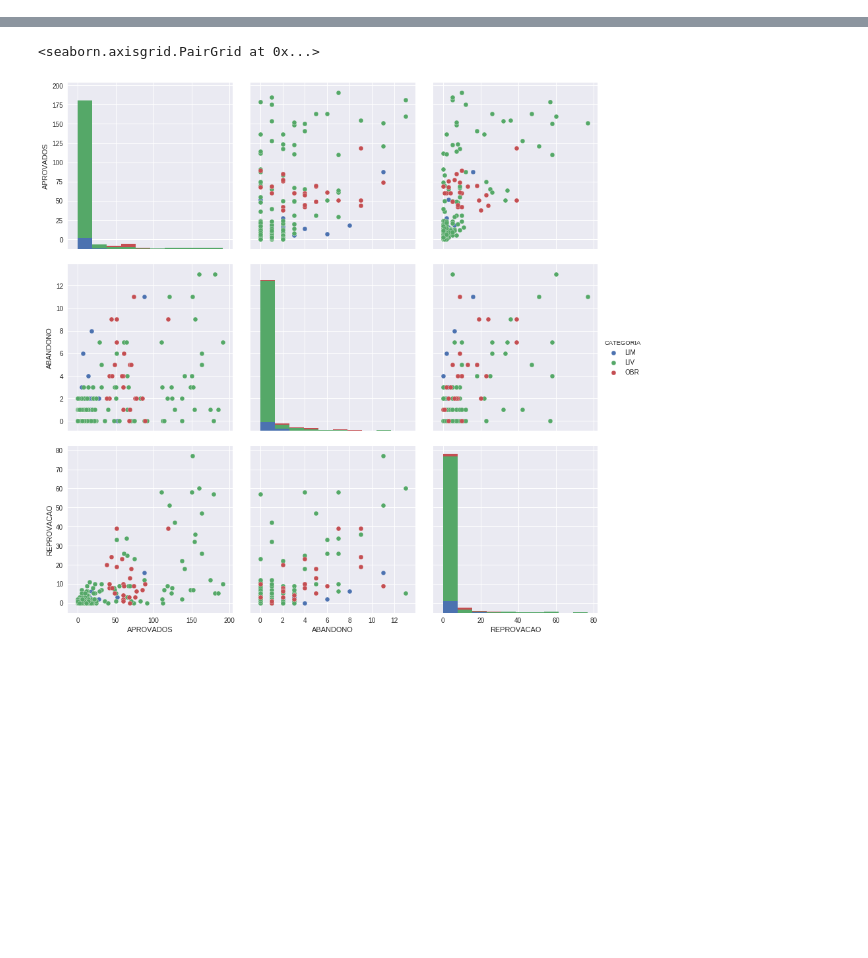
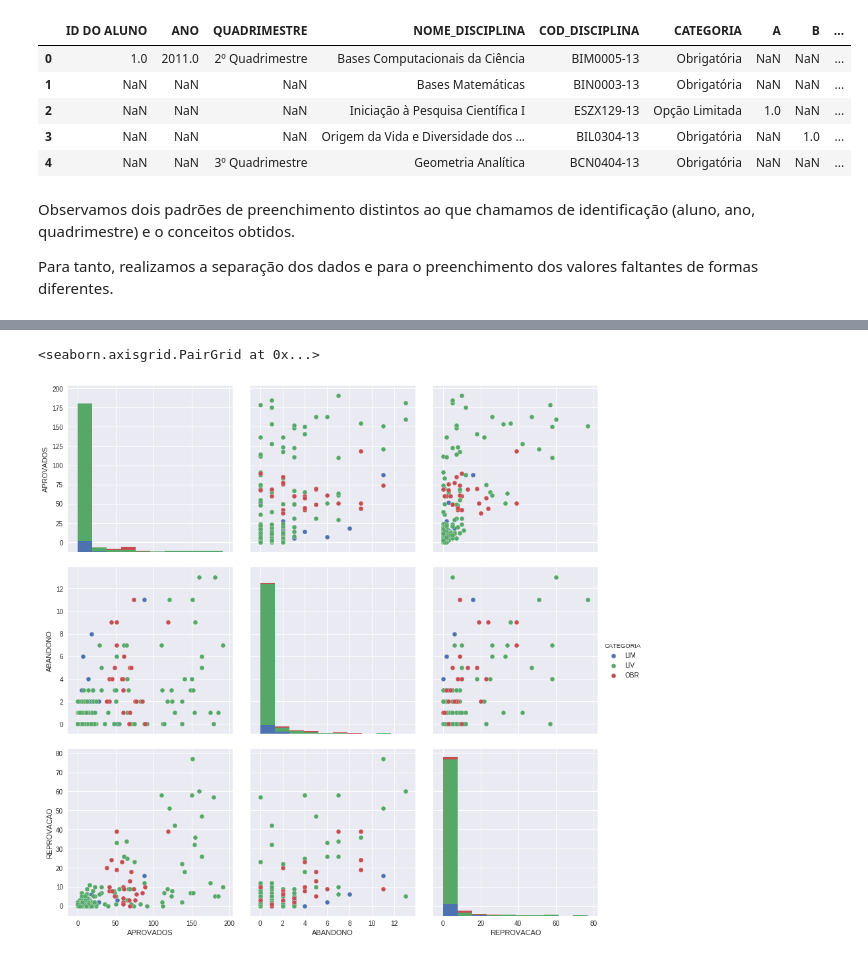
Before and after one commit to jairojuunior/miningAbandonment, a Jupyter notebook: EDA.ipynb, the cells around one changed output, grey strips where cells are left out. Saved outputs shown, nothing was run; the diff lists cells and outputs as text; code cells hidden in the pictures; blank space fills up the shorter version.

```diff
--- a/EDA.ipynb
+++ b/EDA.ipynb
@@ -22 +18,16 @@ Index(['ID DO ALUNO', 'ANO', 'QUADRIMESTRE', 'NOME_DISCIPLINA',
+# %%
+link = "https://raw.githubusercontent.com/bruAristimunha/miningAbandonment/master/data/bcc.csv"
+dados =  pd.read_csv(link,sep=";")
+dados.head()
+# %% [output]
+|  | ID DO ALUNO | ANO | QUADRIMESTRE | NOME_DISCIPLINA | COD_DISCIPLINA | CATEGORIA | A | B | ... |
+| 0 | 1.0 | 2011.0 | 2º Quadrimestre | Bases Computacionais da Ciência | BIM0005-13 | Obrigatória | NaN | NaN | ... |
+| 1 | NaN | NaN | NaN | Bases Matemáticas | BIN0003-13 | Obrigatória | NaN | NaN | ... |
+| 2 | NaN | NaN | NaN | Iniciação à Pesquisa Científica I | ESZX129-13 | Opção Limitada | 1.0 | NaN | ... |
+| 3 | NaN | NaN | NaN | Origem da Vida e Diversidade dos ... | BIL0304-13 | Obrigatória | NaN | 1.0 | ... |
+| 4 | NaN | NaN | 3º Quadrimestre | Geometria Analítica | BCN0404-13 | Obrigatória | NaN | NaN | ... |
+# %% [markdown]
+Observamos dois padrões de preenchimento distintos ao que chamamos de identificação (aluno, ano, quadrimestre) e o conceitos obtidos.
+
+Para tanto, realizamos a separação dos dados e para o preenchimento dos valores faltantes de formas diferentes.
 # %%
```
Also changed, not shown: parts of 15 cells of this notebook.
